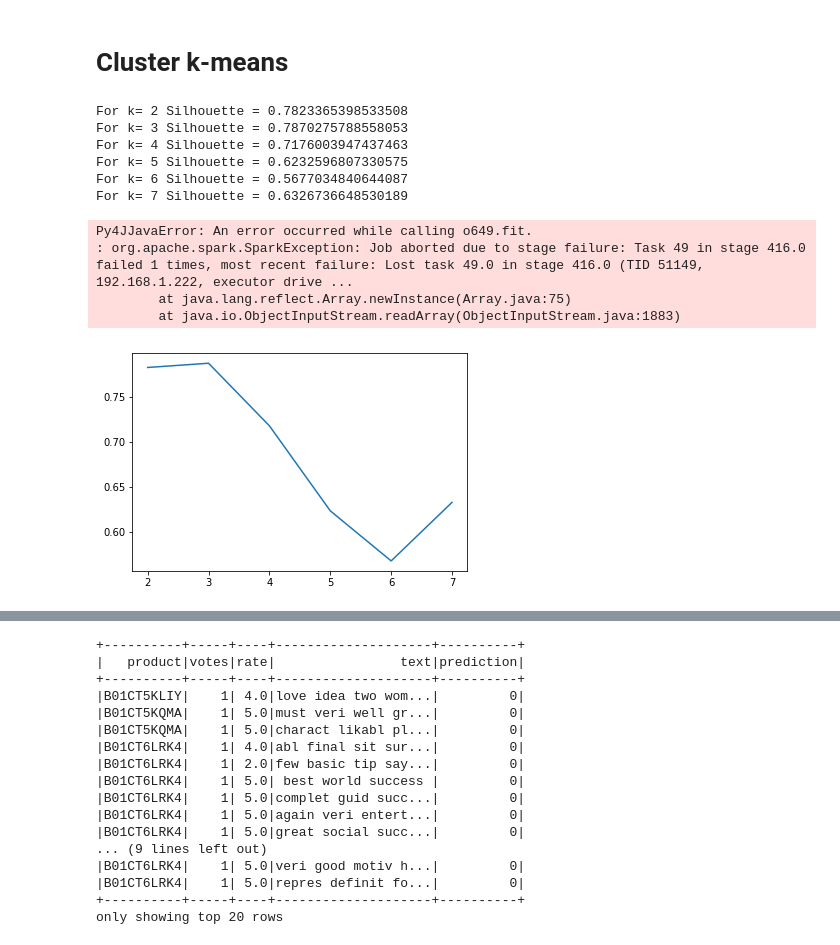
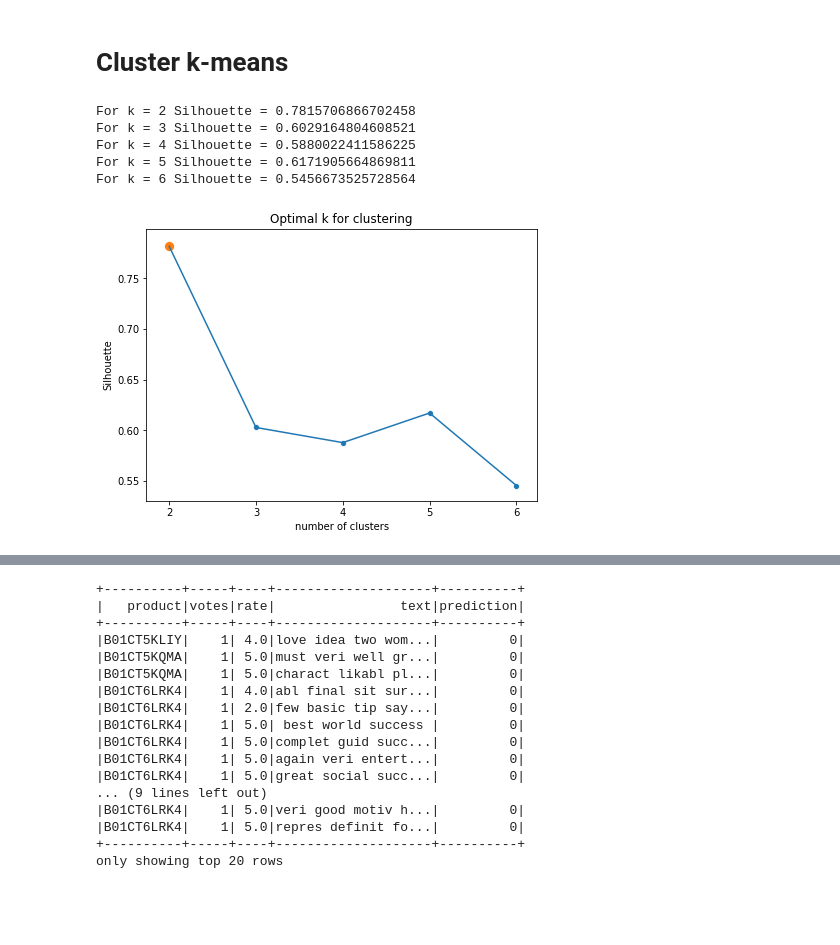
Before and after one commit to moiraghif/Amazon-Kindle-Store-Reviews, a Jupyter notebook: Clustering.ipynb, the cells around one changed output, grey strips where cells are left out. Saved outputs shown, nothing was run; the diff lists cells and outputs as text; code cells hidden in the pictures; blank space fills up the shorter version.

```diff
--- a/Clustering.ipynb
+++ b/Clustering.ipynb
@@ -26,9 +25,10 @@ findspark.init()
 # %%
-#conf = SparkConf().setAll([('spark.executor.memory', '5g'), ('spark.driver.memory','5g')])
+conf = SparkConf().setAll([('spark.executor.memory', '5g'), ('spark.driver.memory','5g')])
 
 my_spark = SparkSession \
     .builder.master('local[*]') \
     .appName("ClusterApp")\
+    .config(conf=conf)\
     .getOrCreate()
 
 #.builder.master('local[*]')\ #should use when using docker
@@ -148,21 +144,23 @@ for k in range(2,7):
     sil_res.append(silhouette)
     print("For k =",k,"Silhouette = " + str(silhouette))
 # %% [output]
-For k= 2 Silhouette = 0.7823365398533508
-For k= 3 Silhouette = 0.7870275788558053
-For k= 4 Silhouette = 0.7176003947437463
-For k= 5 Silhouette = 0.6232596807330575
-For k= 6 Silhouette = 0.5677034840644087
-For k= 7 Silhouette = 0.6326736648530189
+For k = 2 Silhouette = 0.7815706866702458
+For k = 3 Silhouette = 0.6029164804608521
+For k = 4 Silhouette = 0.5880022411586225
+For k = 5 Silhouette = 0.6171905664869811
+For k = 6 Silhouette = 0.5456673525728564
-Py4JJavaError: An error occurred while calling o649.fit.
-: org.apache.spark.SparkException: Job aborted due to stage failure: Task 49 in stage 416.0 failed 1 times, most recent failure: Lost task 49.0 in stage 416.0 (TID 51149, 192.168.1.222, executor drive ...
-        at java.lang.reflect.Array.newInstance(Array.java:75)
-        at java.io.ObjectInputStream.readArray(ObjectInputStream.java:1883)
-# %%
-sns.lineplot(list(range(2,8)),sil_res)
-plt.show()
-# %% [output]
-[figure, removed]
+# %%
+plt.figure(figsize=(7,5))
+sns.lineplot(list(range(2,7)),sil_res)
+sns.scatterplot(list(range(2,7)),sil_res)
+sns.scatterplot(list(range(2,3)), sil_res[0], s=100)
+plt.xlabel('number of clusters')
+plt.ylabel('Silhouette')
+plt.title('Optimal k for clustering')
+plt.xticks(list(range(2,7)))
+plt.show()
+# %% [output]
+[figure, added]
 # %%
 #3 is the best
 evaluator = ClusteringEvaluator()
```
Also changed, not shown: parts of 16 cells of this notebook, 2 other files.
